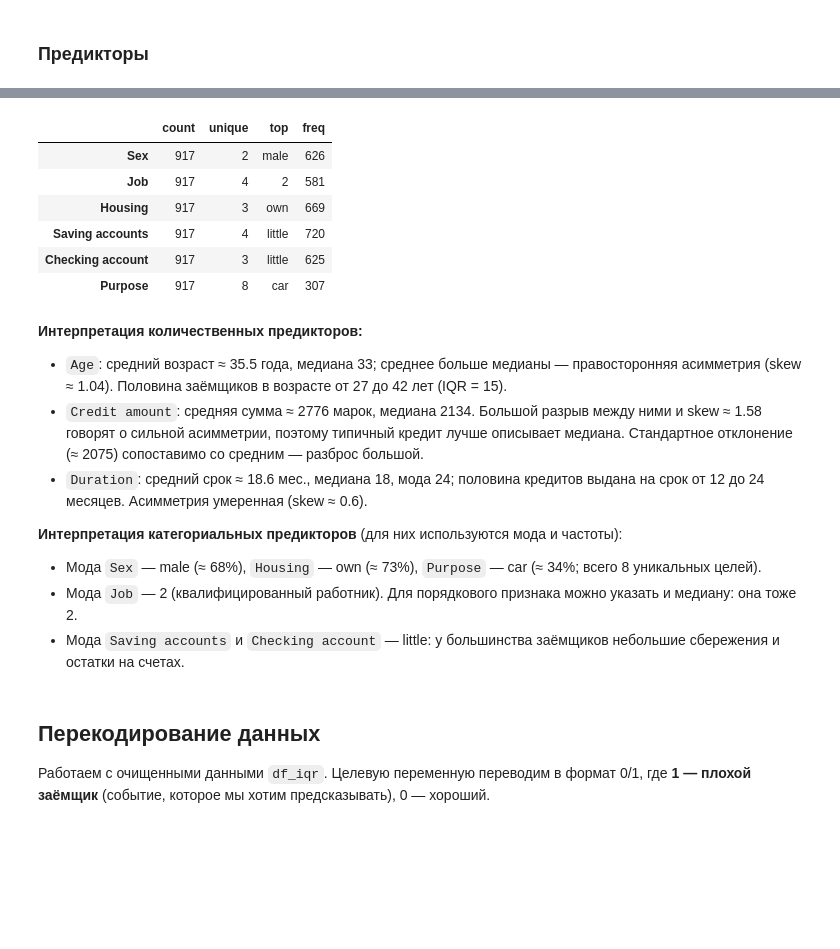
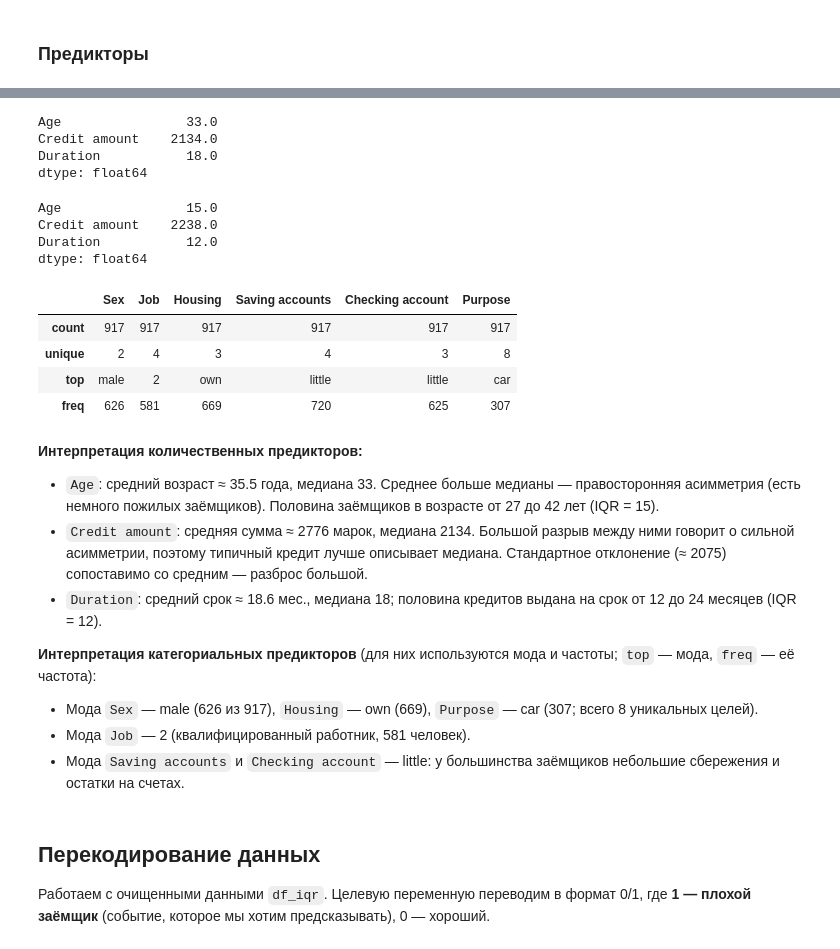
Before and after one commit to armenianhasl/andan, a Jupyter notebook: andan/german_credit_project.ipynb, the cells around one changed output, grey strips where cells are left out. Saved outputs shown, nothing was run; the diff lists cells and outputs as text; code cells hidden in the pictures; blank space fills up the shorter version.

```diff
--- a/andan/german_credit_project.ipynb
+++ b/andan/german_credit_project.ipynb
@@ -104,10 +101,13 @@ dtype: int64
 Пропуски есть в двух признаках: `Saving accounts` (183) и `Checking account` (394). Оба признака категориальные, поэтому подходящая мера центральной тенденции — **мода** (среднее и медиану для текстовых категорий посчитать нельзя).
 # %%
 df_clean = df.copy()
-for col in ['Saving accounts', 'Checking account']:
-    mode_value = df_clean[col].mode()[0]
-    print(col, '-> мода:', mode_value)
-    df_clean[col] = df_clean[col].fillna(mode_value)
 
-df_clean.isna().sum().sum()
+mode_saving = df_clean['Saving accounts'].mode()[0]
+mode_checking = df_clean['Checking account'].mode()[0]
+print(mode_saving, mode_checking)
+
+df_clean['Saving accounts'] = df_clean['Saving accounts'].fillna(mode_saving)
+df_clean['Checking account'] = df_clean['Checking account'].fillna(mode_checking)
+
+df_clean.isna().sum()
 # %% [output]
@@ -147,9 +158,10 @@ plt.show()
 # %%
 mean_ca = df_clean['Credit amount'].mean()
 std_ca = df_clean['Credit amount'].std()
-lower, upper = mean_ca - 3 * std_ca, mean_ca + 3 * std_ca
-print(f'Границы: [{lower:.1f}; {upper:.1f}]')
+left = mean_ca - 3 * std_ca
+right = mean_ca + 3 * std_ca
+print(left, right)
 
-df_sigma = df_clean[(df_clean['Credit amount'] >= lower) & (df_clean['Credit amount'] <= upper)]
-print('Было:', len(df_clean), 'Стало:', len(df_sigma), 'Удалено:', len(df_clean) - len(df_sigma))
+df_sigma = df_clean[df_clean['Credit amount'].between(left, right)].copy()
+df_sigma.shape[0]
 # %% [output]
@@ -163,9 +175,10 @@ print('Было:', len(df_clean), 'Стало:', len(df_sigma), 'Удалено:
 q1 = df_sigma['Duration'].quantile(0.25)
 q3 = df_sigma['Duration'].quantile(0.75)
 iqr = q3 - q1
-lower, upper = q1 - 1.5 * iqr, q3 + 1.5 * iqr
-print(f'Q1 = {q1}, Q3 = {q3}, IQR = {iqr}, границы: [{lower}; {upper}]')
+left = q1 - 1.5 * iqr
+right = q3 + 1.5 * iqr
+print(q1, q3, iqr, left, right)
 
-df_iqr = df_sigma[(df_sigma['Duration'] >= lower) & (df_sigma['Duration'] <= upper)]
-print('Было:', len(df_sigma), 'Стало:', len(df_iqr), 'Удалено:', len(df_sigma) - len(df_iqr))
+df_iqr = df_sigma[df_sigma['Duration'].between(left, right)].copy()
+df_iqr.shape[0]
 # %% [output]
@@ -286,23 +306,36 @@ num_desc.round(2)
+# %%
+df_iqr[num_cols].median()
+# %% [output]
+Age                33.0
+Credit amount    2134.0
+Duration           18.0
+dtype: float64
+# %%
+# межквартильный размах
+df_iqr[num_cols].quantile(0.75) - df_iqr[num_cols].quantile(0.25)
+# %% [output]
+Age                15.0
+Credit amount    2238.0
+Duration           12.0
+dtype: float64
 # %%
 cat_pred = ['Sex', 'Job', 'Housing', 'Saving accounts', 'Checking account', 'Purpose']
-df_iqr[cat_pred].astype(str).describe().T
+df_iqr[cat_pred].astype(str).describe()
 # %% [output]
-|  | count | unique | top | freq |
-| Sex | 917 | 2 | male | 626 |
-| Job | 917 | 4 | 2 | 581 |
-| Housing | 917 | 3 | own | 669 |
-| Saving accounts | 917 | 4 | little | 720 |
-| Checking account | 917 | 3 | little | 625 |
-| Purpose | 917 | 8 | car | 307 |
+|  | Sex | Job | Housing | Saving accounts | Checking account | Purpose |
+| count | 917 | 917 | 917 | 917 | 917 | 917 |
+| unique | 2 | 4 | 3 | 4 | 3 | 8 |
+| top | male | 2 | own | little | little | car |
+| freq | 626 | 581 | 669 | 720 | 625 | 307 |
 # %% [markdown]
 **Интерпретация количественных предикторов:**
-- `Age`: средний возраст ≈ 35.5 года, медиана 33; среднее больше медианы — правосторонняя асимметрия (skew ≈ 1.04). Половина заёмщиков в возрасте от 27 до 42 лет (IQR = 15).
-- `Credit amount`: средняя сумма ≈ 2776 марок, медиана 2134. Большой разрыв между ними и skew ≈ 1.58 говорят о сильной асимметрии, поэтому типичный кредит лучше описывает медиана. Стандартное отклонение (≈ 2075) сопоставимо со средним — разброс большой.
-- `Duration`: средний срок ≈ 18.6 мес., медиана 18, мода 24; половина кредитов выдана на срок от 12 до 24 месяцев. Асимметрия умеренная (skew ≈ 0.6).
+- `Age`: средний возраст ≈ 35.5 года, медиана 33. Среднее больше медианы — правосторонняя асимметрия (есть немного пожилых заёмщиков). Половина заёмщиков в возрасте от 27 до 42 лет (IQR = 15).
+- `Credit amount`: средняя сумма ≈ 2776 марок, медиана 2134. Большой разрыв между ними говорит о сильной асимметрии, поэтому типичный кредит лучше описывает медиана. Стандартное отклонение (≈ 2075) сопоставимо со средним — разброс большой.
+- `Duration`: средний срок ≈ 18.6 мес., медиана 18; половина кредитов выдана на срок от 12 до 24 месяцев (IQR = 12).
 
-**Интерпретация категориальных предикторов** (для них используются мода и частоты):
-- Мода `Sex` — male (≈ 68%), `Housing` — own (≈ 73%), `Purpose` — car (≈ 34%; всего 8 уникальных целей).
-- Мода `Job` — 2 (квалифицированный работник). Для порядкового признака можно указать и медиану: она тоже 2.
+**Интерпретация категориальных предикторов** (для них используются мода и частоты; `top` — мода, `freq` — её частота):
+- Мода `Sex` — male (626 из 917), `Housing` — own (669), `Purpose` — car (307; всего 8 уникальных целей).
+- Мода `Job` — 2 (квалифицированный работник, 581 человек).
 - Мода `Saving accounts` и `Checking account` — little: у большинства заёмщиков небольшие сбережения и остатки на счетах.
 # %% [markdown]
 ## Перекодирование данных
```
Also changed, not shown: parts of 76 cells of this notebook, 1 other file.
